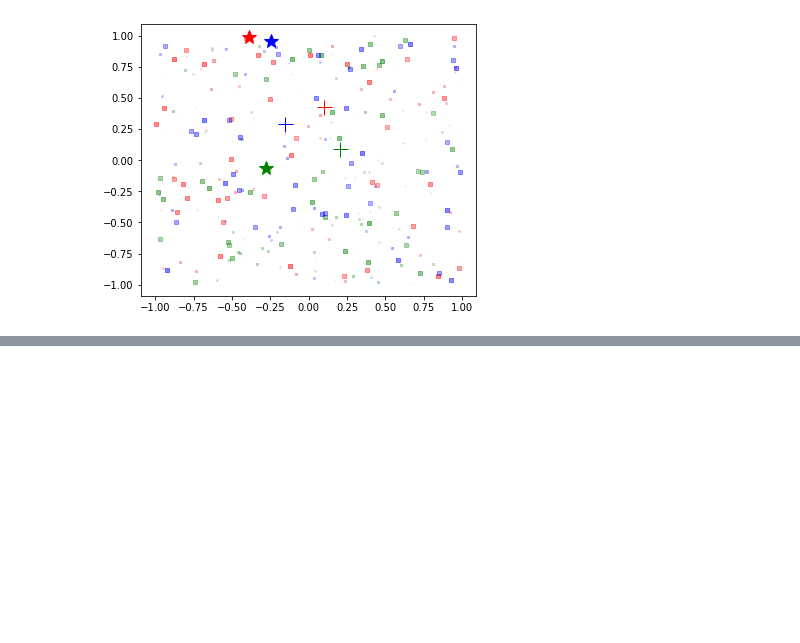
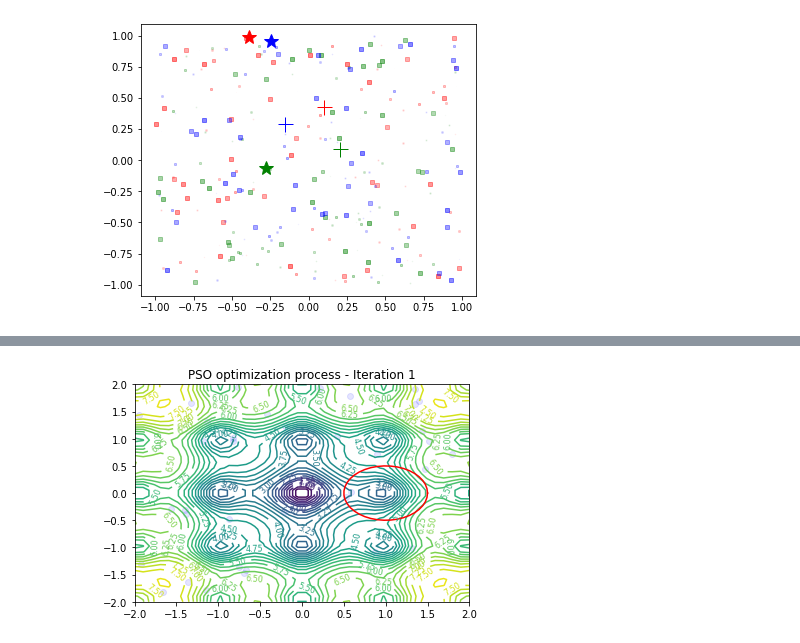
Before and after one commit to liangaomng/POF, a Jupyter notebook: Operator/OE_inverse.ipynb, the cells around one changed output, grey strips where cells are left out. Cells and saved outputs as stored; diff of their text form; code cells hidden in the pictures; blank space fills up the shorter version.

```diff
--- a/Operator/OE_inverse.ipynb
+++ b/Operator/OE_inverse.ipynb
@@ -250,0 +324,71 @@ pso_optimizer.visualize()
+# %%
+import numpy as np
+from matplotlib.animation import FuncAnimation
+import matplotlib.pyplot as plt
+from sko.PSO import PSO
+
+# Objective function
+def demo_func(x):
+    x1, x2 = x
+    return -20 * np.exp(-0.2 * np.sqrt(0.5 * (x1 ** 2 + x2 ** 2))) - np.exp(
+        0.5 * (np.cos(2 * np.pi * x1) + np.cos(2 * np.pi * x2))) + 20 + np.e
+
+# Unequal constraint
+constraint_ueq = (
+    lambda x: (x[0] - 1) ** 2 + (x[1] - 0) ** 2 - 0.5 ** 2,
+)
+
+# Initialize PSO
+max_iter = 50
+pso = PSO(func=demo_func, n_dim=2, pop=40, max_iter=max_iter, lb=[-2, -2], ub=[2, 2],
+          constraint_ueq=constraint_ueq)
+pso.record_mode = True
+pso.run()
+
+# Prepare the figure
+fig, ax = plt.subplots(1, 1)
+ax.set_title('PSO optimization process', loc='center')
+
+# Contour plot of the function
+X_grid, Y_grid = np.meshgrid(np.linspace(-2.0, 2.0, 40), np.linspace(-2.0, 2.0, 40))
+Z_grid = demo_func((X_grid, Y_grid))
+contour = ax.contour(X_grid, Y_grid, Z_grid, 30)
+ax.clabel(contour, inline=True, fontsize=8)
+
+# Circle constraint
+t = np.linspace(0, 2 * np.pi, 40)
+ax.plot(0.5 * np.cos(t) + 1, 0.5 * np.sin(t), color='r')
+
+# Set axis limits
+ax.set_xlim(-2, 2)
+ax.set_ylim(-2, 2)
+
+# Create a scatter plot which will be updated during the animation
+scat = ax.scatter([], [], c='b', alpha=0.6)
+
+# Function to update the scatter plot each frame
+def update_scatter(frame):
+    # Get particle positions for the current frame
+    X = pso.record_value['X'][frame]
+    V = pso.record_value['V'][frame]
+
+    # Update scatter plot data
+    scat.set_offsets(X)
+
+    # Change alpha based on the iteration number to show the trail
+    alpha_values = np.linspace(0.1, 0.9, num=max_iter)
+    scat.set_alpha(alpha_values[frame])
+
+    # Update title with iteration number
+    ax.set_title(f'PSO optimization process - Iteration {frame+1}')
+
+    return scat,
+
+# Create the animation
+ani = FuncAnimation(fig, update_scatter, frames=max_iter, blit=False, interval=200)
+
+
+# Note: We won't save the animation as a file, just display it inline
+# If you want to save it,
+# %% [output]
+[figure, added]
```
Also changed, not shown: parts of 7 cells of this notebook, 15 other files.
